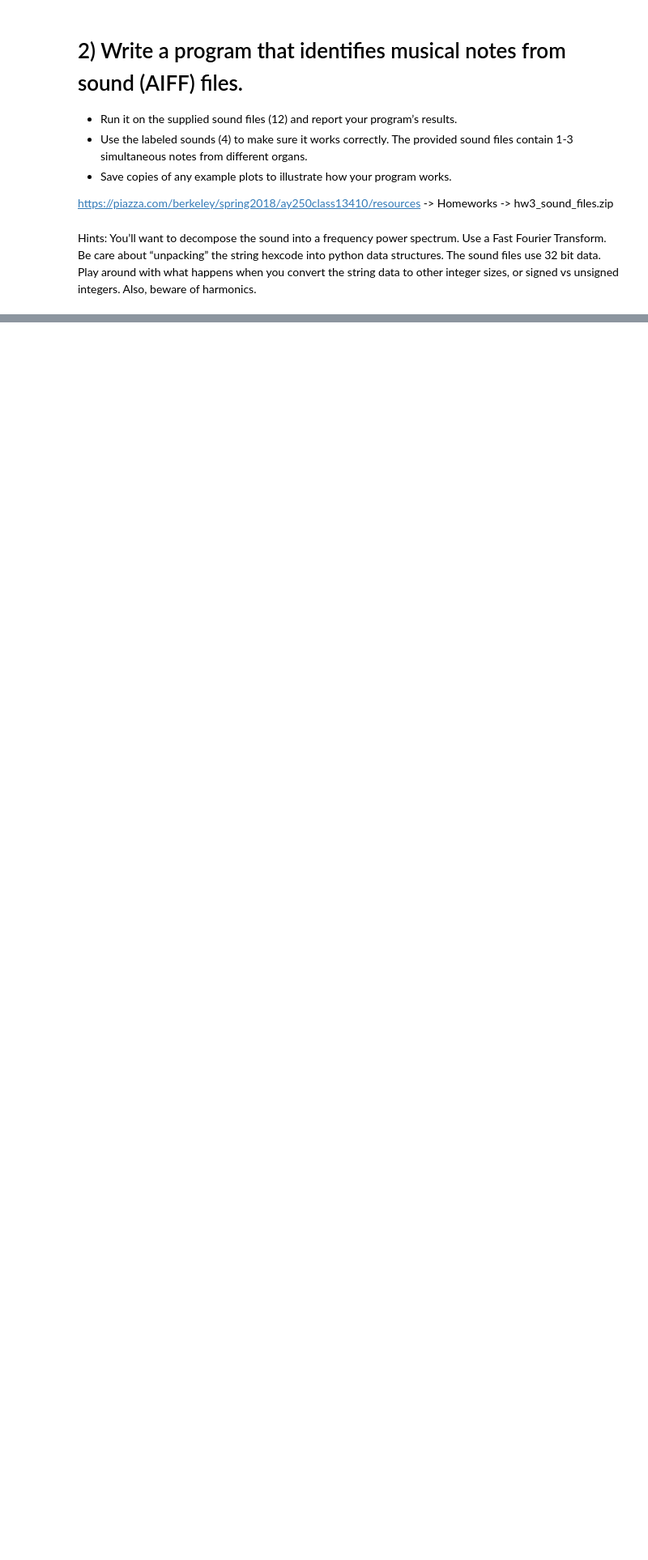
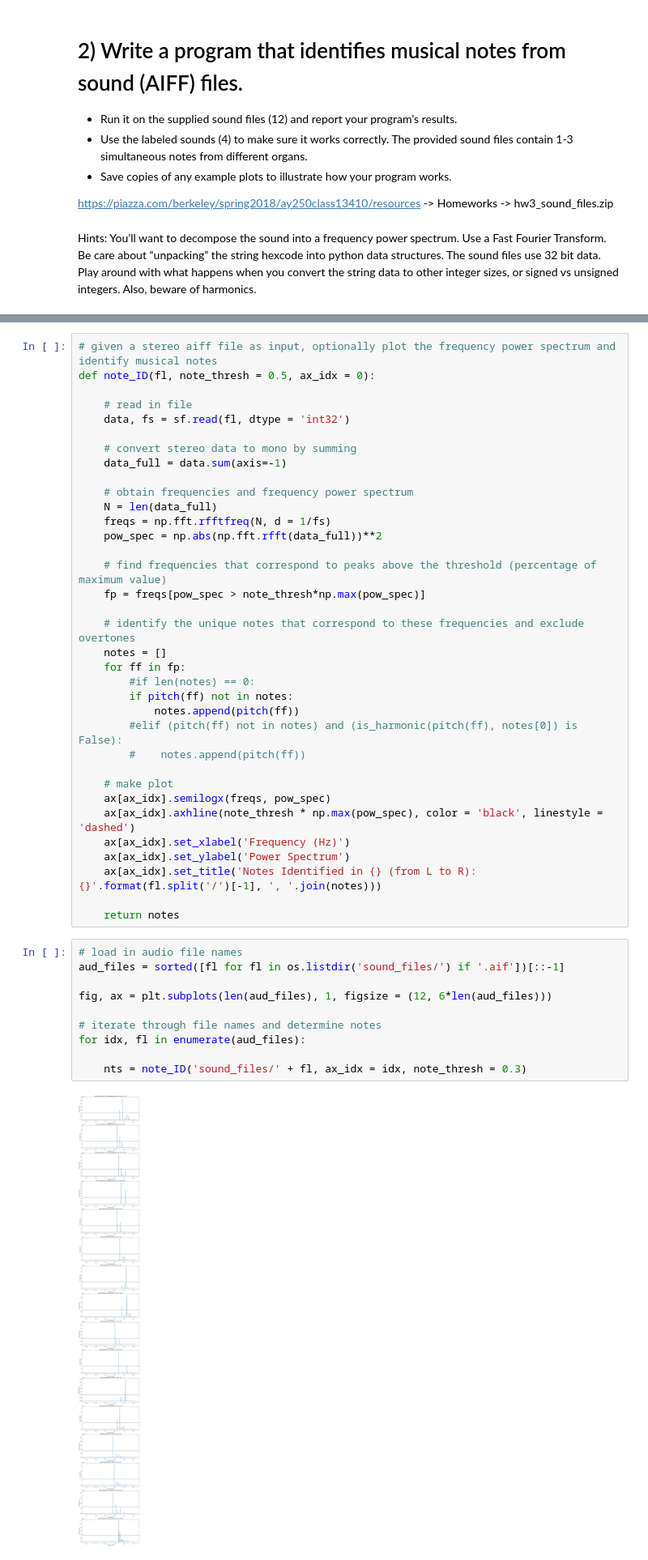
Before and after one commit to benstahl92/python-ay250-homeworks, a Jupyter notebook: hw_3/hw_3.ipynb, the cells around one changed output, grey strips where cells are left out. Shown: that part at 81% size. Cells and saved outputs as stored; diff of their text form; blank space fills up the shorter version.

```diff
--- a/hw_3/hw_3.ipynb
+++ b/hw_3/hw_3.ipynb
@@ -272,0 +285,47 @@ Hints: You’ll want to decompose the sound into a frequency power spectrum. Use
+# %%
+# given a stereo aiff file as input, optionally plot the frequency power spectrum and identify musical notes
+def note_ID(fl, note_thresh = 0.5, ax_idx = 0):
+
+    # read in file
+    data, fs = sf.read(fl, dtype = 'int32')
+
+    # convert stereo data to mono by summing
+    data_full = data.sum(axis=-1)
+
+    # obtain frequencies and frequency power spectrum
+    N = len(data_full)
+    freqs = np.fft.rfftfreq(N, d = 1/fs)
+    pow_spec = np.abs(np.fft.rfft(data_full))**2
+
+    # find frequencies that correspond to peaks above the threshold (percentage of maximum value)
+    fp = freqs[pow_spec > note_thresh*np.max(pow_spec)]
+
+    # identify the unique notes that correspond to these frequencies and exclude overtones
+    notes = []
+    for ff in fp:
+        #if len(notes) == 0:
+        if pitch(ff) not in notes:
+            notes.append(pitch(ff))
+        #elif (pitch(ff) not in notes) and (is_harmonic(pitch(ff), notes[0]) is False):
+        #    notes.append(pitch(ff))
+
+    # make plot
+    ax[ax_idx].semilogx(freqs, pow_spec)
+    ax[ax_idx].axhline(note_thresh * np.max(pow_spec), color = 'black', linestyle = 'dashed')
+    ax[ax_idx].set_xlabel('Frequency (Hz)')
+    ax[ax_idx].set_ylabel('Power Spectrum')
+    ax[ax_idx].set_title('Notes Identified in {} (from L to R): {}'.format(fl.split('/')[-1], ', '.join(notes)))
+
+    return notes
+# %%
+# load in audio file names
+aud_files = sorted([fl for fl in os.listdir('sound_files/') if '.aif'])[::-1]
+
+fig, ax = plt.subplots(len(aud_files), 1, figsize = (12, 6*len(aud_files)))
+
+# iterate through file names and determine notes
+for idx, fl in enumerate(aud_files):
+
+    nts = note_ID('sound_files/' + fl, ax_idx = idx, note_thresh = 0.3)
+# %% [output]
+[figure, added]
```
Also changed, not shown: parts of 3 cells of this notebook.
